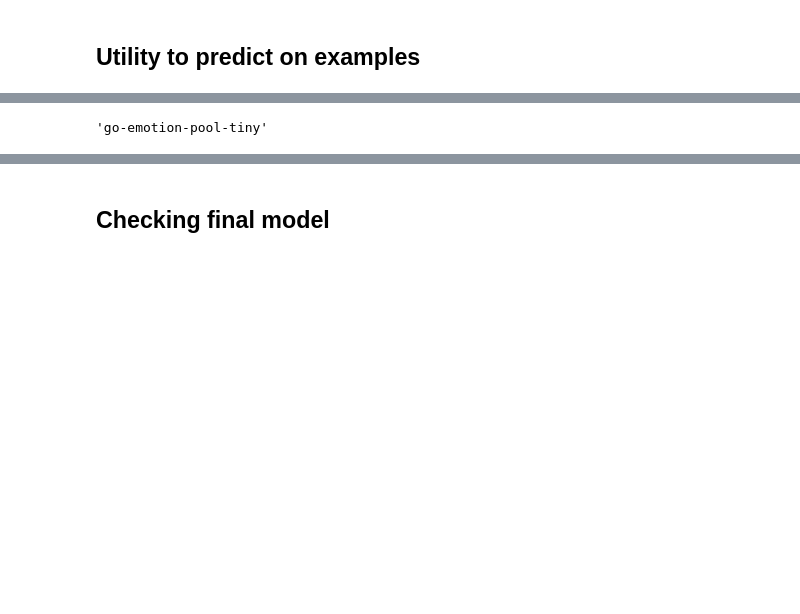
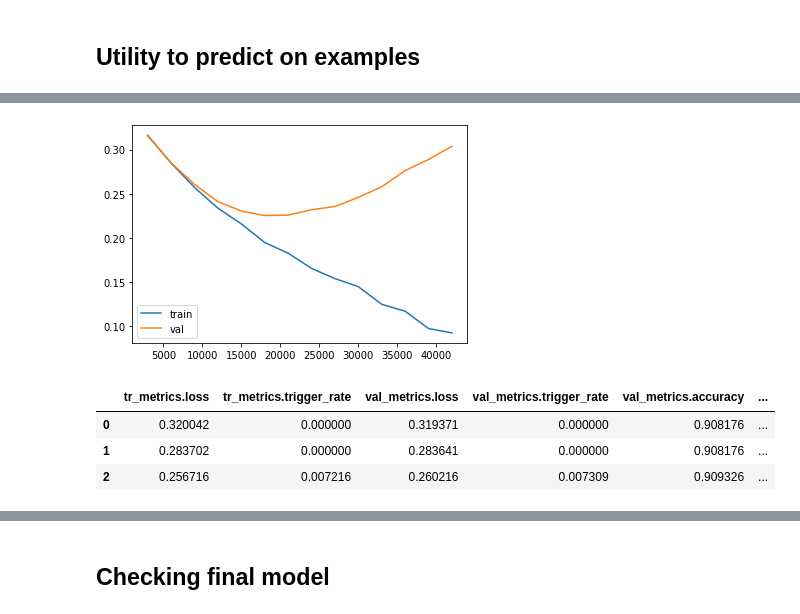
Before and after one commit to jsong336/emotion-bert, a Jupyter notebook: notebooks/main_bert_dense.ipynb, the cells around one changed output, grey strips where cells are left out. Saved outputs shown, nothing was run; the diff lists cells and outputs as text; code cells hidden in the pictures; blank space fills up the shorter version.

```diff
--- a/notebooks/main_bert_dense.ipynb
+++ b/notebooks/main_bert_dense.ipynb
@@ -242,4 +288,0 @@ model, metadata = train(
-# %%
-args.model_name
-# %% [output]
-'go-emotion-pool-tiny'
@@ -246,14 +291,24 @@ args.model_name
 # %%
-from sklearn.metrics import roc_curve
-import matplotlib.pyplot as plt
-
 df = get_attrs_from_checkpoints_meta(args.output_dir, args.model_name, [
     'tr_metrics.loss',
     'tr_metrics.trigger_rate',
     'val_metrics.loss',
     'val_metrics.trigger_rate',
     'val_metrics.accuracy',
     'val_metrics.macro_f1',
     'val_metrics.micro_f1'
 ])
+
+std = 0.5
+plt.plot(df['checkpoint_id'], gaussian_filter1d(df['tr_metrics.loss'], std), label='train')
+plt.plot(df['checkpoint_id'], gaussian_filter1d(df['val_metrics.loss'], std), label='val')
+plt.legend()
+plt.show()
+
 df.head(3)
+# %% [output]
+[figure, added]
+|  | tr_metrics.loss | tr_metrics.trigger_rate | val_metrics.loss | val_metrics.trigger_rate | val_metrics.accuracy | ... |
+| 0 | 0.320042 | 0.000000 | 0.319371 | 0.000000 | 0.908176 | ... |
+| 1 | 0.283702 | 0.000000 | 0.283641 | 0.000000 | 0.908176 | ... |
+| 2 | 0.256716 | 0.007216 | 0.260216 | 0.007309 | 0.909326 | ... |
```
Also changed, not shown: parts of 24 cells of this notebook, 22 other files.
